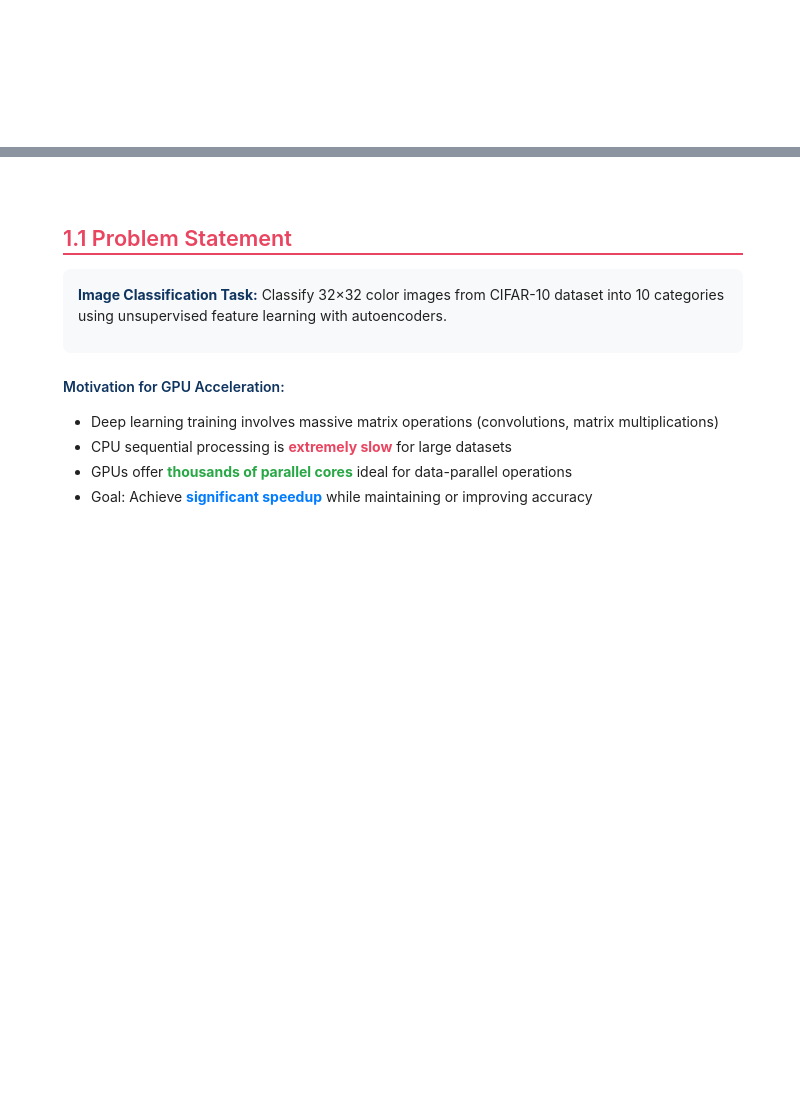
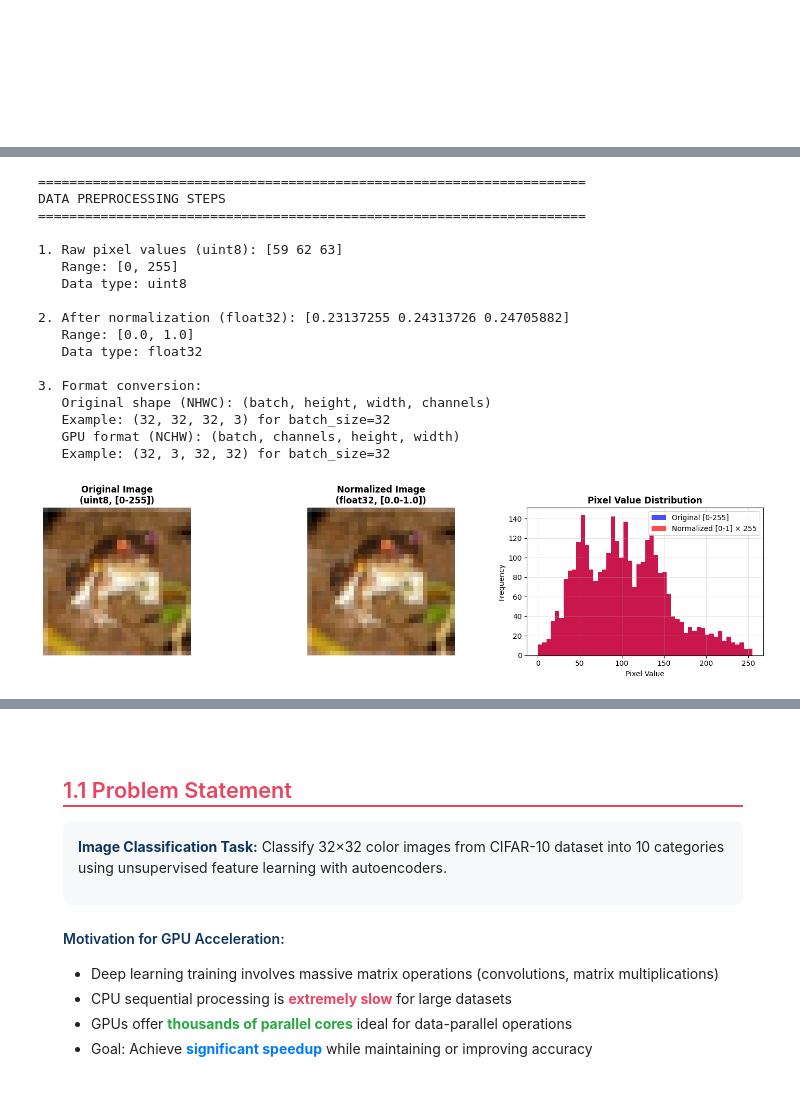
Before and after one commit to PrORain-HCMUS/Homogenous-AutoEncoder, a Jupyter notebook: notebooks/report.ipynb, the cells around one changed output, grey strips where cells are left out. Saved outputs shown, nothing was run; the diff lists cells and outputs as text; code cells hidden in the pictures; blank space fills up the shorter version.

```diff
--- a/notebooks/report.ipynb
+++ b/notebooks/report.ipynb
@@ -121,0 +201,80 @@ data/data_batch_2.bin  data/data_batch_4.bin  data/test_batch.bin
+# %%
+# Data Preprocessing Demonstration
+print("="*70)
+print("DATA PREPROCESSING STEPS")
+print("="*70)
+
+# Step 1: Raw pixel values (uint8)
+raw_pixel = images[0, 0, 0, :]  # First pixel of first image (RGB)
+print(f"\n1. Raw pixel values (uint8): {raw_pixel}")
+print(f"   Range: [0, 255]")
+print(f"   Data type: {raw_pixel.dtype}")
+
+# Step 2: Normalization to [0, 1]
+normalized_pixel = raw_pixel.astype(np.float32) / 255.0
+print(f"\n2. After normalization (float32): {normalized_pixel}")
+print(f"   Range: [0.0, 1.0]")
+print(f"   Data type: {normalized_pixel.dtype}")
+
+# Step 3: Format conversion for GPU (NCHW)
+print(f"\n3. Format conversion:")
+print(f"   Original shape (NHWC): (batch, height, width, channels)")
+print(f"   Example: (32, 32, 32, 3) for batch_size=32")
+print(f"   GPU format (NCHW): (batch, channels, height, width)")
+print(f"   Example: (32, 3, 32, 32) for batch_size=32")
+
+# Visualize preprocessing effect
+fig, axes = plt.subplots(1, 3, figsize=(15, 4))
+
+# Original image
+axes[0].imshow(images[0])
+axes[0].set_title('Original Image\n(uint8, [0-255])', fontsize=12, fontweight='bold')
+axes[0].axis('off')
+
+# Normalized image
+normalized_img = images[0].astype(np.float32) / 255.0
+axes[1].imshow(normalized_img)
+axes[1].set_title('Normalized Image\n(float32, [0.0-1.0])', fontsize=12, fontweight='bold')
+axes[1].axis('off')
+
+# Histogram comparison
+axes[2].hist(images[0].flatten(), bins=50, alpha=0.7, label='Original [0-255]', color='blue')
+axes[2].hist((images[0].astype(np.float32) / 255.0).flatten() * 255,
+             bins=50, alpha=0.7, label='Normalized [0-1] × 255', color='red')
+axes[2].set_title('Pixel Value Distribution', fontsize=12, fontweight='bold')
+axes[2].set_xlabel('Pixel Value')
+axes[2].set_ylabel('Frequency')
+axes[2].legend()
+axes[2].grid(True, alpha=0.3)
+
+plt.tight_layout()
+plt.show()
+
+print("\n" + "="*70)
+print("PREPROCESSING SUMMARY")
+print("="*70)
+print("✓ Load binary files (data_batch_*.bin)")
+print("✓ Parse format: 1 byte label + 3072 bytes RGB image")
+print("✓ Normalize: pixel_value / 255.0 → [0.0, 1.0]")
+print("✓ Reshape: (H, W, C) → (C, H, W) for GPU processing")
+print("✓ Batch organization: Group images for efficient GPU computation")
+print("="*70)
+# %% [output]
+======================================================================
+DATA PREPROCESSING STEPS
+======================================================================
+
+1. Raw pixel values (uint8): [59 62 63]
+   Range: [0, 255]
+   Data type: uint8
+
+2. After normalization (float32): [0.23137255 0.24313726 0.24705882]
+   Range: [0.0, 1.0]
+   Data type: float32
+
+3. Format conversion:
+   Original shape (NHWC): (batch, height, width, channels)
+   Example: (32, 32, 32, 3) for batch_size=32
+   GPU format (NCHW): (batch, channels, height, width)
+   Example: (32, 3, 32, 32) for batch_size=32
+[figure, added]
```
Also changed, not shown: parts of 37 cells of this notebook, 6 other files.
